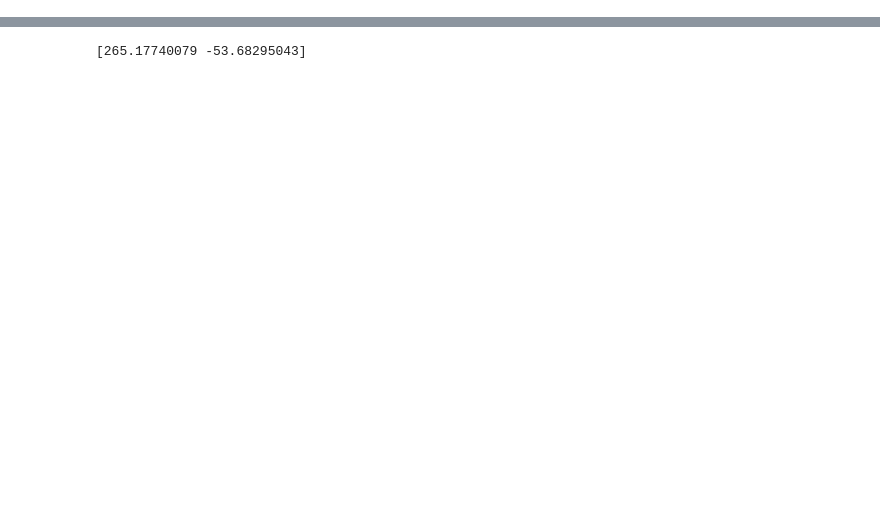
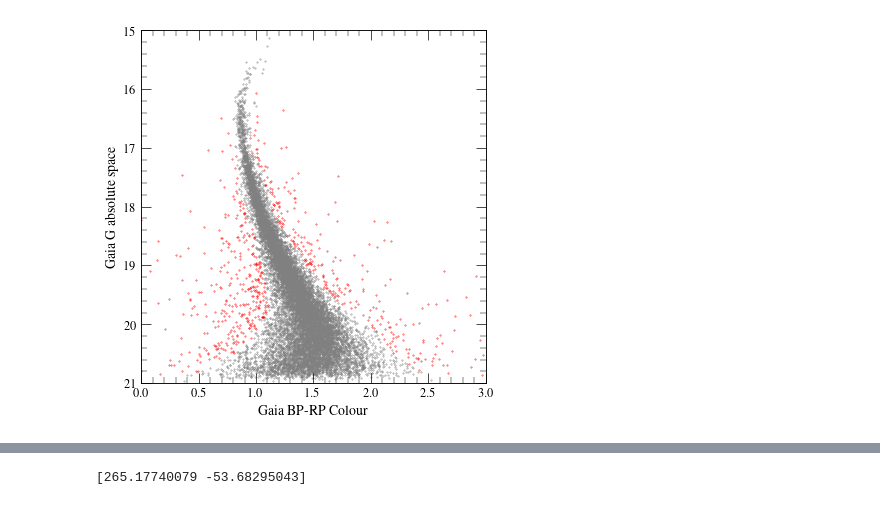
Before and after one commit to anthony-arnold/ngc6397, a Jupyter notebook: ngc6397.ipynb, the cells around one changed output, grey strips where cells are left out. Cells and saved outputs as stored; diff of their text form; code cells hidden in the pictures; blank space fills up the shorter version.

```diff
--- a/ngc6397.ipynb
+++ b/ngc6397.ipynb
@@ -29,7 +341,0 @@ $\displaystyle N_\text{initial} = 1889808$
-# %%
-
-# Clean out bad data
-cut = gaia.data['bp_rp'] != 0
-
-display(HTML('Cleaning for zero BP-RP'))
-display(Math('N_\\text{{clean}} = {}'.format(np.sum(cut))))
@@ -55,12 +341,0 @@ $\displaystyle N_\text{pm} = 16152$
-# %%
-
-# Perform a statistical selection
-chi2 = 5
-cut &= (gaia.data['pmra'] - orbits.PMRA[0])**2 / (orbits.SIGMA**2 + gaia.data['pmra_error']**2) + \
-       (gaia.data['pmdec'] - orbits.PMDEC[0])**2 / (orbits.SIGMA**2 + gaia.data['pmdec_error']**2) <= chi2
-
-
-display(HTML('Statistical criterion cut'))
-display(Math('''\\chi^2 = \\frac{(\\mu_\\alpha \\cos\\delta_i - \\mu_\\alpha \\cos\\delta)^2}{(\\sigma^2 + \\epsilon_{{\\mu_\\alpha \\cos\\delta_i}})^2} + \\
-                \\frac{(\\mu_{\\delta_i} - \\mu_{\\delta_i})^2}{(\\sigma^2 + \\epsilon_{{\\mu_{\\delta_i}}})^2} \\le 5'''))
-display(Math('N_{{\\chi^2}} = {}'.format(np.sum(cut))))
@@ -276,0 +342,65 @@ ax.legend()
+# %%
+
+from astropy.stats import sigma_clip
+
+def fit_cm():
+    fig, ax = plt.subplots(ncols=1)
+    fig.tight_layout()
+
+    ax.invert_yaxis()
+    ax.set_xlabel('Gaia BP-RP Colour')
+    ax.set_ylabel('Gaia G absolute space')
+    ax.set(
+        #title=r'Colour-magnitude Diagram',
+        xlim=[0.0, 3.0],
+        ylim=[21, 15]
+    )
+
+    fig1, ax1 = plt.subplots(ncols=1)
+    fig1.tight_layout()
+    #ax1.set(
+    #    xlim=[245,285],
+    #    ylim=[-65,-40]
+    #)
+    ax1.set_xlabel('RA')
+    ax1.set_ylabel('DEC')
+
+    means = []
+    stdevs = []
+    bins = np.arange(14, 22, 0.1)
+
+    for b in bins:
+        band = cut & (gaia.data['phot_g_mean_mag'] >= b) & (gaia.data['phot_g_mean_mag'] < b + 0.1)
+        x = gaia.data['phot_g_mean_mag'][band]
+        y = gaia.data['bp_rp'][band]
+        clipped = sigma_clip(y, sigma=3, maxiters=10)
+
+        ax.scatter(y[~clipped.mask], x[~clipped.mask], s=0.1, color='gray')
+        ax.scatter(y[clipped.mask], x[clipped.mask], s=0.1, color='red')
+
+        ax1.scatter(gaia.data['ra'][band][~clipped.mask], gaia.data['dec'][band][~clipped.mask], color='gray', marker='.', s=1)
+        ax1.scatter(gaia.data['ra'][band][clipped.mask], gaia.data['dec'][band][clipped.mask], color='red', marker='.', s=1)
+
+        '''
+        m = np.mean(gaia.data['bp_rp'][band])
+        sig = np.std(gaia.data['bp_rp'][band])
+        means.append(m)
+        stdevs.append(sig)
+
+
+        inside = band & (np.abs(gaia.data['bp_rp'] - m) < 3*sig)
+        outside = band & ~inside
+
+        #print(b, m, sig, np.sum(band), np.sum(inside), np.sum(outside))
+
+        ax.scatter(gaia.data['bp_rp'][inside], gaia.data['phot_g_mean_mag'][inside], s=0.1, color='gray')
+        #ax.scatter(gaia.data['bp_rp'][outside], gaia.data['phot_g_mean_mag'][outside], s=0.1, color='black')
+
+        '''
+
+    #ax.errorbar(means, bins, xerr=stdevs)
+    fig.savefig('cm-binned.png')
+
+fit_cm()
+# %% [output]
+[figure, added]
```
Also changed, not shown: parts of 15 cells of this notebook, 8 other files.
